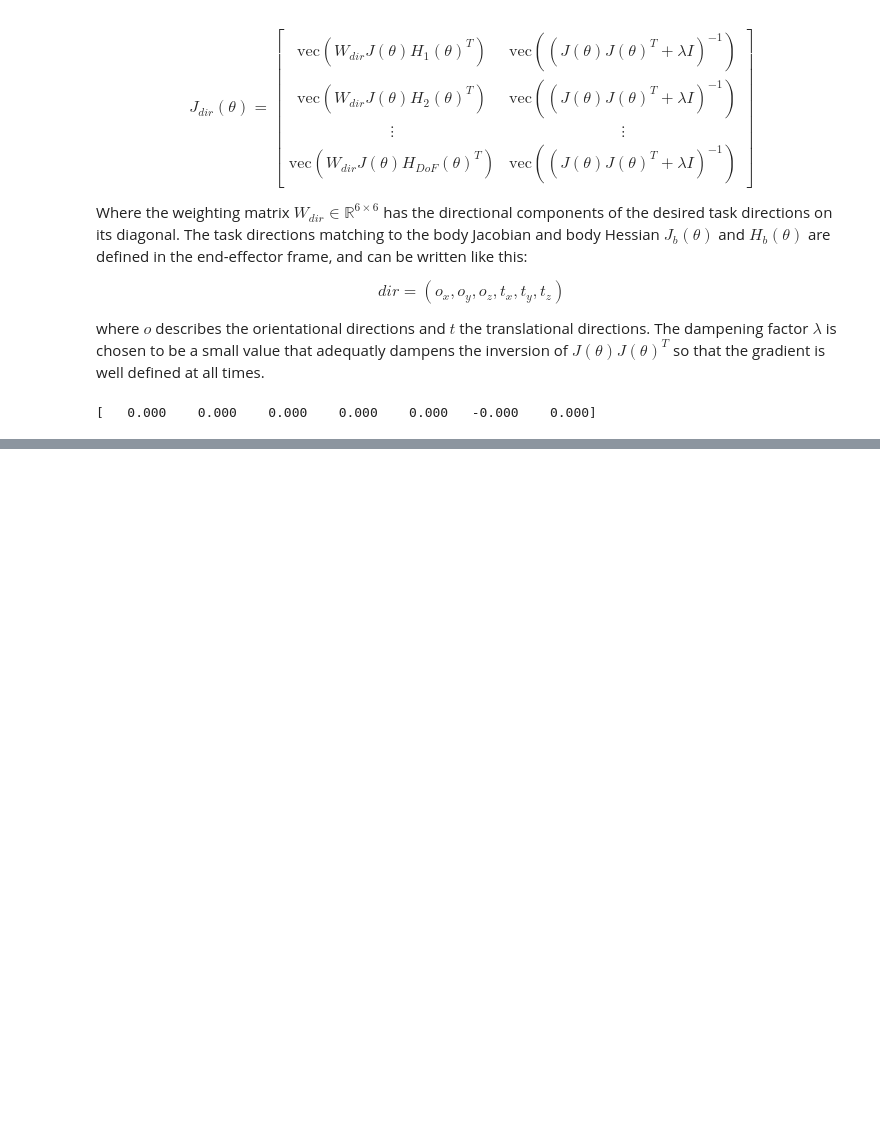
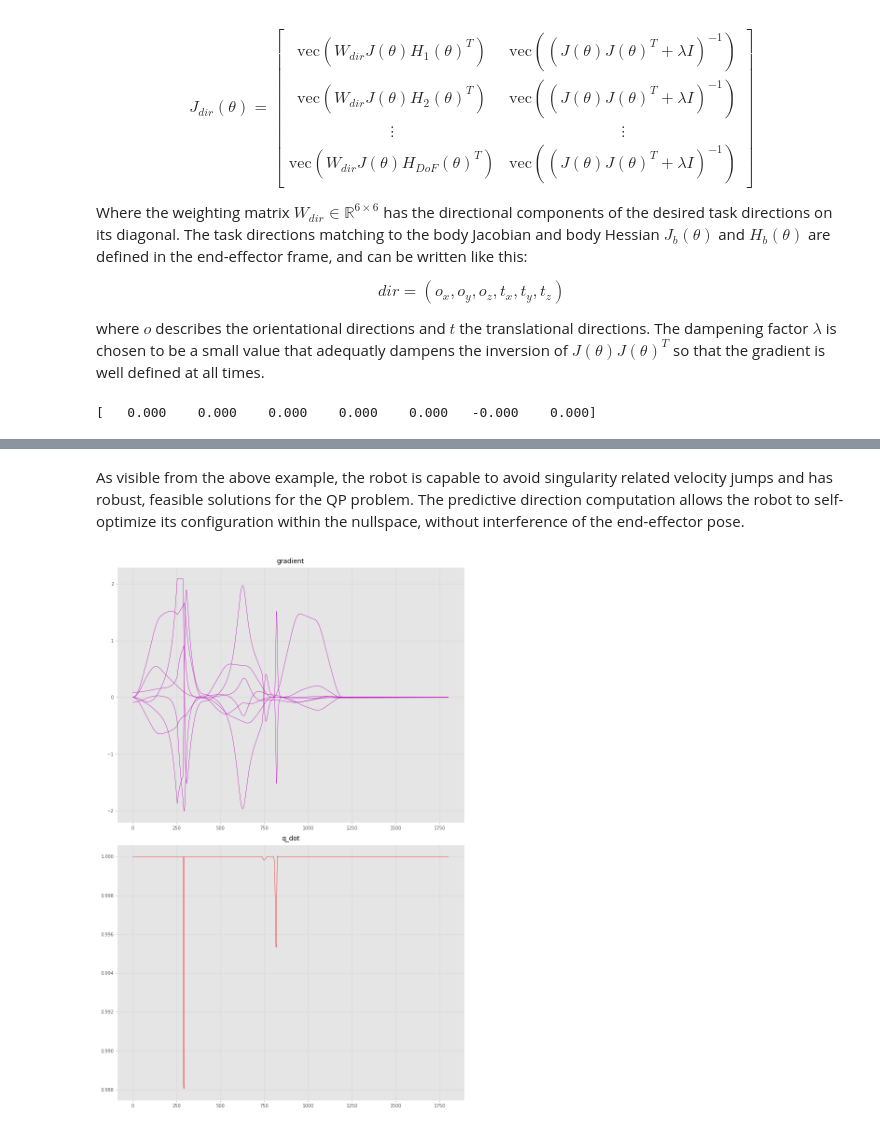
Before and after one commit to JTem/Masterthesis, a Jupyter notebook: 3.3_predictive_differential_kinematics.ipynb, the cells around one changed output, grey strips where cells are left out. Cells and saved outputs as stored; diff of their text form; code cells hidden in the pictures; blank space fills up the shorter version.

```diff
--- a/3.3_predictive_differential_kinematics.ipynb
+++ b/3.3_predictive_differential_kinematics.ipynb
@@ -301,0 +340,46 @@ $$
+# %%
+%matplotlib widget
+from helper import *
+from Simulation.WaitTime import WaitTime
+from Simulation.MoveJoint import MoveJoint
+from Simulation.MoveLinear import MoveLinear
+from Simulation.Simulation import Simulation
+from Simulation.ForwardKinematics import ForwardKinematics
+from neura_dual_quaternions import DualQuaternion, Quaternion
+
+fk = ForwardKinematics()
+
+q1 = np.array([deg2rad(20), deg2rad(0), deg2rad(-20), deg2rad(90), deg2rad(0), deg2rad(-90), deg2rad(0)])
+
+quat0 = Quaternion.fromAxisAngle(np.pi*0.5, np.array([0,1,0]))
+quat1 = Quaternion.fromAxisAngle(np.pi*0.5, np.array([0,0,1]))
+
+x1 = DualQuaternion.fromQuatPos(quat0, np.array([0.350, 0, 1.138]))
+x2 = DualQuaternion.fromQuatPos(quat0, np.array([0.815, 0, 1.138]))
+x3 = DualQuaternion.fromQuatPos(quat1*quat0, np.array([0.815, 0, 1.138]))
+
+task_list = np.array([MoveJoint(q1, 2), MoveLinear(fk.getFK(q1), x1, 2), MoveLinear(x1, x2, 2), MoveLinear(x2, x3, 2), WaitTime(3)])
+
+sim = Simulation(task_list, method = "qp")
+
+sim.start()
+# %% [markdown]
+As visible from the above example, the robot is capable to avoid singularity related velocity jumps and has robust, feasible solutions for the QP problem. The predictive direction computation allows the robot to self-optimize its configuration within the nullspace, without interference of the end-effector pose.
+# %%
+%matplotlib widget
+plt.figure(figsize=(8, 12))
+plt.subplot(2, 1, 1)
+
+plt.plot(sim.q_dot_list, color = "m")
+plt.title('gradient')
+
+plt.subplot(2, 1, 2)
+
+plt.plot(sim.time_scale_list, color = "r")
+plt.title('q_dot')
+
+# Show the plots
+plt.tight_layout()
+plt.show()
+# %% [output]
+[figure, added]
```
Also changed, not shown: parts of 6 cells of this notebook, 12 other files.
